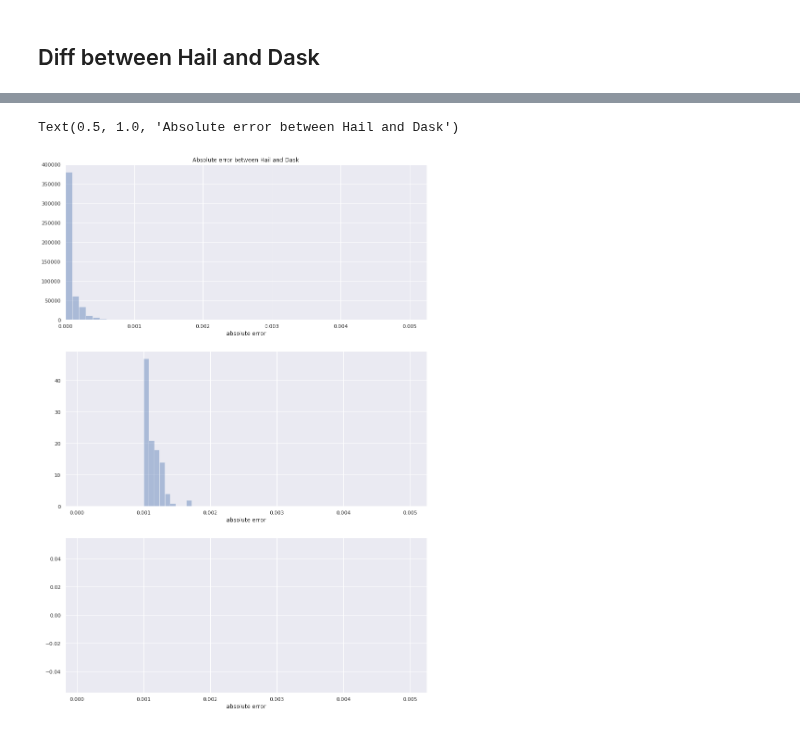
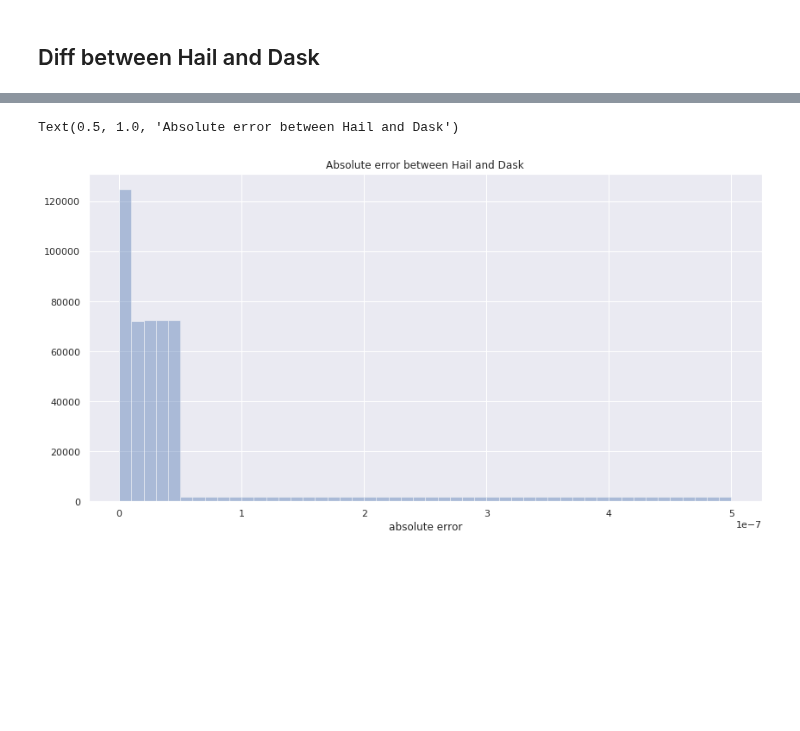
Before and after one commit to related-sciences/gwas-analysis, a Jupyter notebook: notebooks/platform/xarray/pc_relate/pc_relate.ipynb, the cells around one changed output, grey strips where cells are left out. Saved outputs shown, nothing was run; the diff lists cells and outputs as text; code cells hidden in the pictures; blank space fills up the shorter version.

```diff
--- a/notebooks/platform/xarray/pc_relate/pc_relate.ipynb
+++ b/notebooks/platform/xarray/pc_relate/pc_relate.ipynb
@@ -517,11 +415,6 @@ array([7.55898694e-06, 4.04840772e-05, 8.27229765e-05, ...,
-# %%
-fig, axs = plt.subplots(nrows=3)
-sns.distplot(abs_diff_dask_hail, kde=False, axlabel="absolute error", hist_kws={"range": (0.0,0.005)}, ax=axs[0])
-sns.distplot(abs_diff_dask_hail, kde=False, axlabel="absolute error", hist_kws={"range": (0.001,0.005)}, ax=axs[1])
-sns.distplot(abs_diff_dask_hail, kde=False, axlabel="absolute error", hist_kws={"range": (0.004,0.005)}, ax=axs[2])
-axs[0].set_xlim(0.0)
-fig.set_figheight(21)
-axs[0].set_title("Absolute error between Hail and Dask")
-# %% [output]
-Text(0.5, 1.0, 'Absolute error between Hail and Dask')
-[figure, removed]
+# %%
+p = sns.distplot(abs_diff_dask_hail, kde=False, axlabel="absolute error")
+p.set_title("Absolute error between Hail and Dask")
+# %% [output]
+Text(0.5, 1.0, 'Absolute error between Hail and Dask')
+[figure, added]
```
Also changed, not shown: parts of 30 cells of this notebook, 2 other files.
